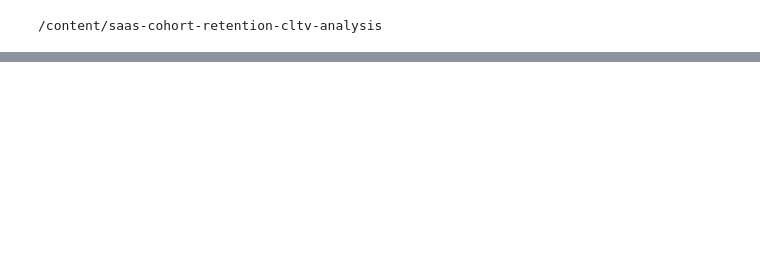
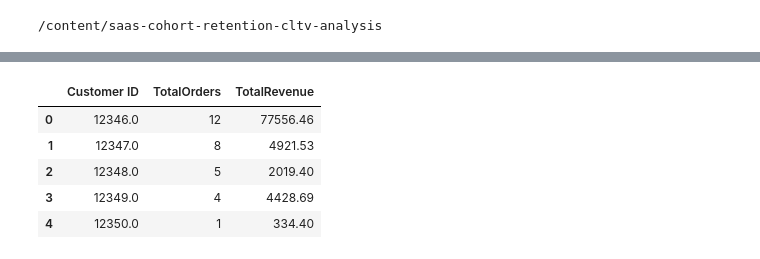
Before and after one commit to arjunkacha/saas-cohort-retention-cltv-analysis, a Jupyter notebook: notebooks/project_2_cohort_retention_cltv_analysis.ipynb, the cells around one changed output, grey strips where cells are left out. Cells and saved outputs as stored; diff of their text form; code cells hidden in the pictures; blank space fills up the shorter version.

```diff
--- a/notebooks/project_2_cohort_retention_cltv_analysis.ipynb
+++ b/notebooks/project_2_cohort_retention_cltv_analysis.ipynb
@@ -485,0 +493,18 @@ Receiving objects: 100% (10/10), 7.00 KiB | 7.00 MiB/s, done.
+# %%
+customer_summary = (
+    df.groupby("Customer ID")
+      .agg(
+          TotalOrders=("Invoice", "nunique"),
+          TotalRevenue=("Revenue", "sum")
+      )
+      .reset_index()
+)
+
+customer_summary.head()
+# %% [output]
+|  | Customer ID | TotalOrders | TotalRevenue |
+| 0 | 12346.0 | 12 | 77556.46 |
+| 1 | 12347.0 | 8 | 4921.53 |
+| 2 | 12348.0 | 5 | 2019.40 |
+| 3 | 12349.0 | 4 | 4428.69 |
+| 4 | 12350.0 | 1 | 334.40 |
```
Also changed, not shown: parts of 10 cells of this notebook, 1 other file.
